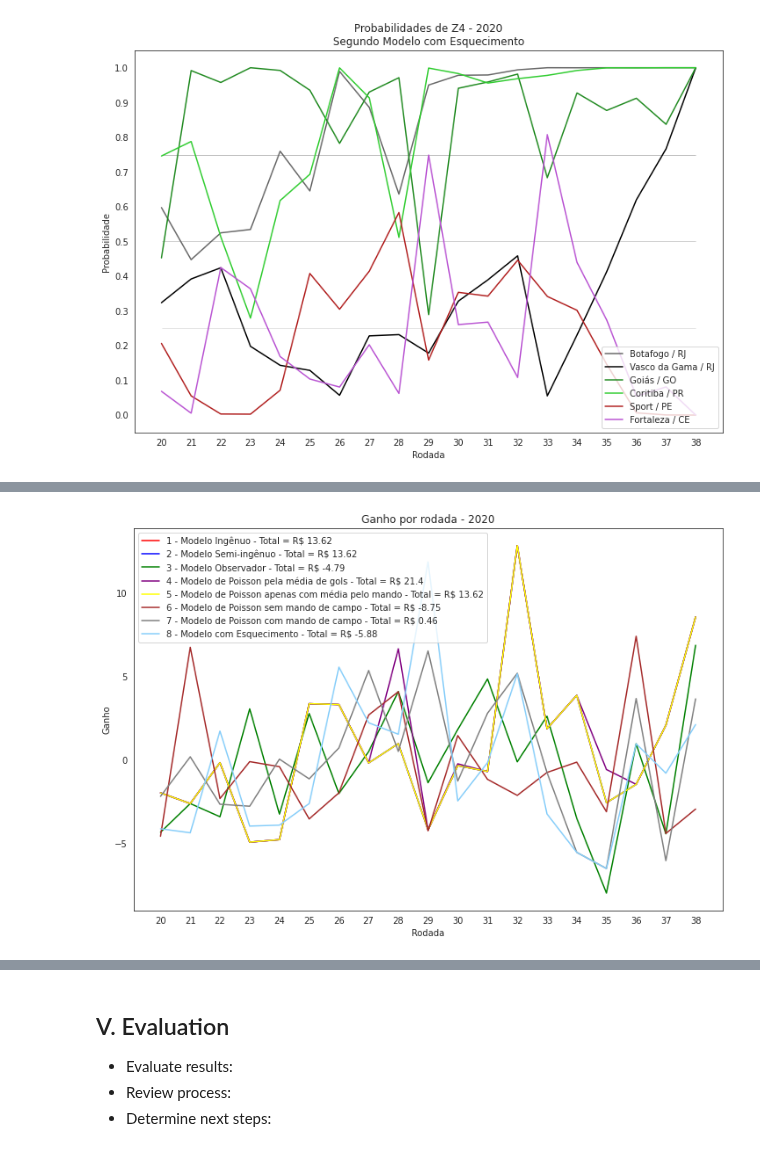
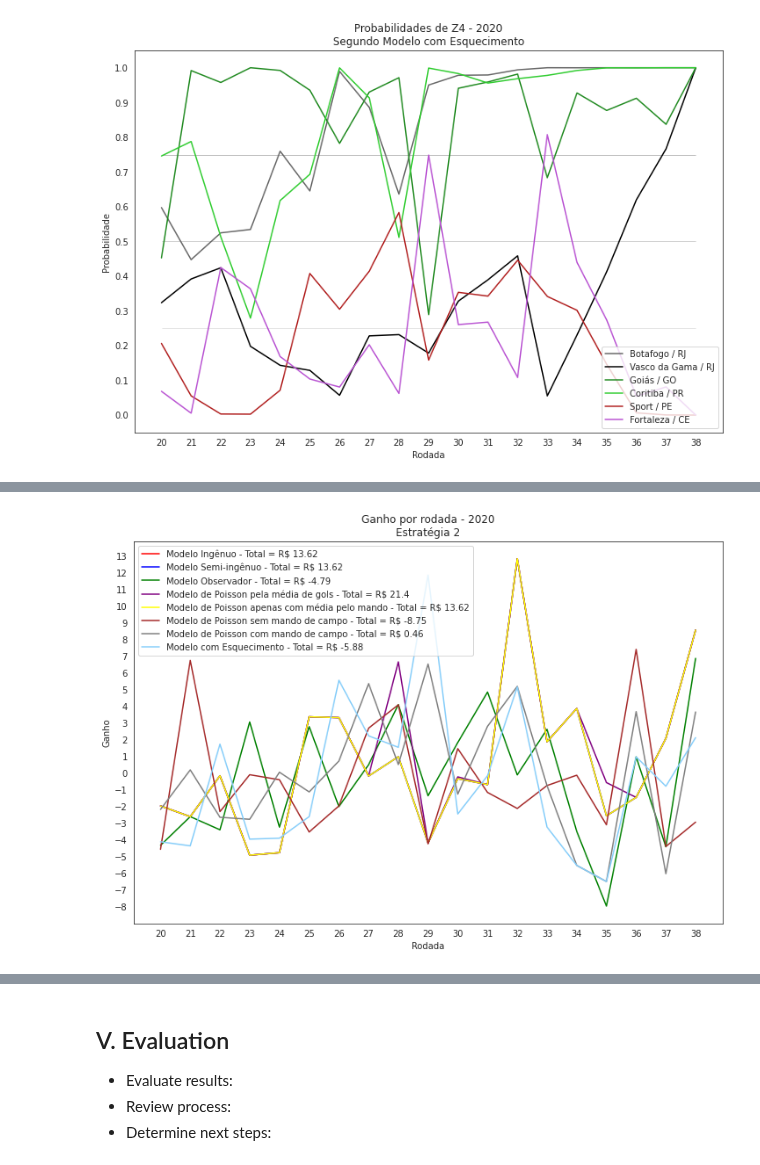
Before and after one commit to HannaRF/web-scraping, a Jupyter notebook: project.ipynb, the cells around one changed output, grey strips where cells are left out. Cells and saved outputs as stored; diff of their text form; code cells hidden in the pictures.

Commit message:
ranking models

```diff
--- a/project.ipynb
+++ b/project.ipynb
@@ -1353,7 +1360,7 @@ for i in range(len(models)):
         final_result, predict_result = probabilities_matrix(final_results, results, model, year, rd)
         roc.append(roc_auc_score(final_result, predict_result))
 
-    plt.plot(rds, roc, colors[i], label = model)
+    plt.plot(rds, roc, colors[i], label = model[4:])
 
 plt.xticks(rds)
 plt.xlabel('Rodada')
@@ -1521,12 +1394,19 @@ strategy1, strategy2 = calculate_gain(models, rds, year, all_forces, df)
+# %%
+# calculando o ganho em cada estratégia
+with open(forces_file(year), 'rb') as fp:
+    all_forces = pickle.load(fp)
+
+strategy1, strategy2, strategy3, strategy4 = calculate_gain(models, rds, year, all_forces, df)
 # %%
 for i in range(len(models)):
     model = models[i][0]
-    plt.plot(rds, strategy1[i], colors[i], label = model + f' - Total = R$ {round(np.sum(strategy1[i]), 2)}')
+    plt.plot(rds, strategy1[i], colors[i], label = model[4:] + f' - Total = R$ {round(np.sum(strategy1[i]), 2)}')
 
 plt.xticks(rds)
 plt.xlabel('Rodada')
+plt.yticks([*range(int(np.min(strategy1)) - 1, int(np.max(strategy1)) + 2)])
 plt.ylabel('Ganho')
-plt.title(f'Ganho por rodada - {year}')
+plt.title(f'Ganho por rodada - {year}\nEstratégia 1')
 plt.legend()
 plt.show()
 # %% [output]
@@ -1534,13 +1416,14 @@ plt.show()
 # %%
 for i in range(len(models)):
     model = models[i][0]
-    plt.plot(rds, strategy2[i], colors[i], label = model + f' - Total = R$ {round(np.sum(strategy2[i]), 2)}')
+    plt.plot(rds, strategy2[i], colors[i], label = model[4:] + f' - Total = R$ {round(np.sum(strategy2[i]), 2)}')
 
 plt.xticks(rds)
 plt.xlabel('Rodada')
+plt.yticks([*range(int(np.min(strategy2)) - 1, int(np.max(strategy2)) + 2)])
 plt.ylabel('Ganho')
-plt.title(f'Ganho por rodada - {year}')
+plt.title(f'Ganho por rodada - {year}\nEstratégia 2')
 plt.legend()
 plt.show()
 # %% [output]
-[figure, old version]
+[figure, new version]
```
Also changed, not shown: parts of 28 cells of this notebook.
